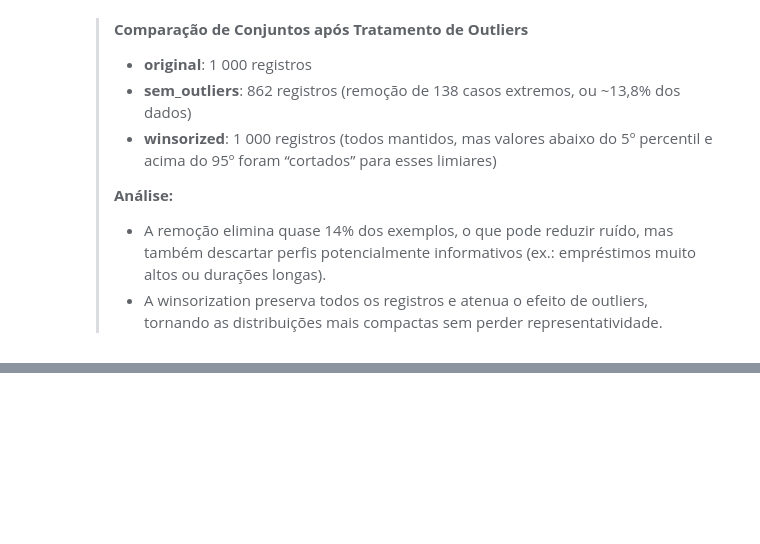
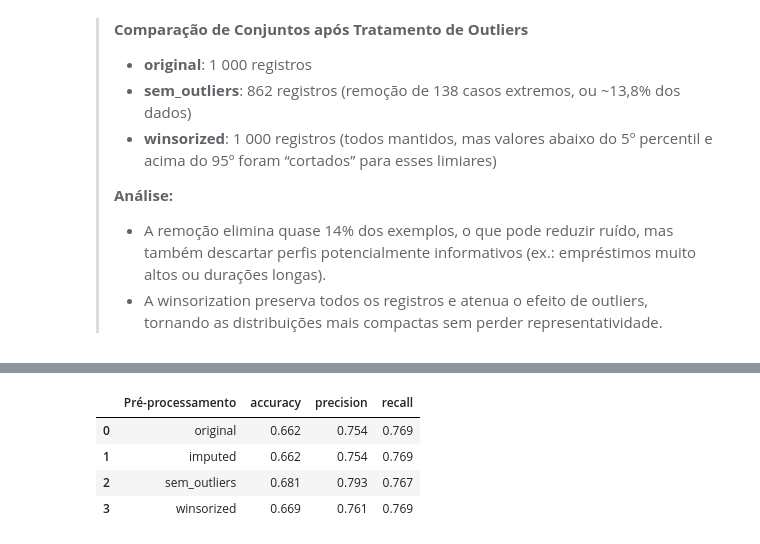
Before and after one commit to viniaraujo68/german-credit-risk, a Jupyter notebook: analysis.ipynb, the cells around one changed output, grey strips where cells are left out. Cells and saved outputs as stored; diff of their text form; code cells hidden in the pictures; blank space fills up the shorter version.

Commit message:
feat: decision tree baseline with different stages of dataframe cleaning and cross validation

```diff
--- a/analysis.ipynb
+++ b/analysis.ipynb
@@ -493,0 +507,47 @@ pd.DataFrame({
+# %%
+df['Risk_code'] = df['Risk'].map({'bad': 0, 'good': 1})
+df_no_outliers['Risk_code'] = df_no_outliers['Risk'].map({'bad': 0, 'good': 1})
+df_winsor['Risk_code']     = df_winsor['Risk'].map({'bad': 0, 'good': 1})
+
+def eval_dt(X, y):
+    clf = DecisionTreeClassifier(random_state=42)
+    return {
+        'accuracy': cross_val_score(clf, X, y, cv=5, scoring='accuracy').mean(),
+        'precision': cross_val_score(clf, X, y, cv=5, scoring='precision').mean(),
+        'recall': cross_val_score(clf, X, y, cv=5, scoring='recall').mean()
+    }
+
+# 3) Preparar X e y para cada cenário
+# a) original
+X_base    = pd.get_dummies(df.drop(['Risk','Risk_code'], axis=1))
+y_base    = df['Risk_code']
+
+# b) imputed (df já tem Risk_code e imputação feita)
+X_imputed = pd.get_dummies(df.drop(['Risk','Risk_code'], axis=1))
+y_imputed = df['Risk_code']
+
+# c) sem outliers
+X_no_out  = pd.get_dummies(df_no_outliers.drop(['Risk','Risk_code'], axis=1))
+y_no_out  = df_no_outliers['Risk_code']
+
+# d) winsorized
+X_win     = pd.get_dummies(df_winsor.drop(['Risk','Risk_code'], axis=1))
+y_win     = df_winsor['Risk_code']
+
+# 4) Avaliar todos os cenários
+results = {
+    'original':    eval_dt(X_base,    y_base),
+    'imputed':     eval_dt(X_imputed, y_imputed),
+    'sem_outliers':eval_dt(X_no_out,  y_no_out),
+    'winsorized':  eval_dt(X_win,     y_win)
+}
+
+# 5) Exibir resultados em tabela com 'Pré-processamento' como coluna
+res_df = pd.DataFrame(results).T.reset_index().rename(columns={'index': 'Pré-processamento'})
+display(res_df.round(3))
+# %% [output]
+|  | Pré-processamento | accuracy | precision | recall |
+| 0 | original | 0.662 | 0.754 | 0.769 |
+| 1 | imputed | 0.662 | 0.754 | 0.769 |
+| 2 | sem_outliers | 0.681 | 0.793 | 0.767 |
+| 3 | winsorized | 0.669 | 0.761 | 0.769 |
```
Also changed, not shown: parts of 3 cells of this notebook.
